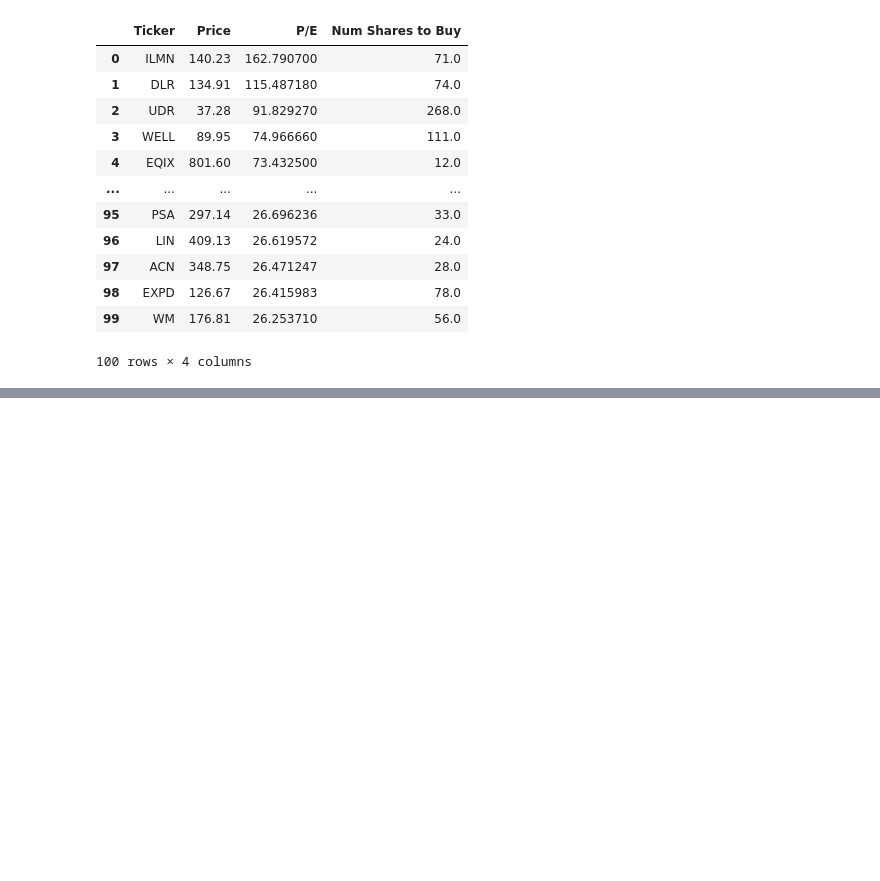
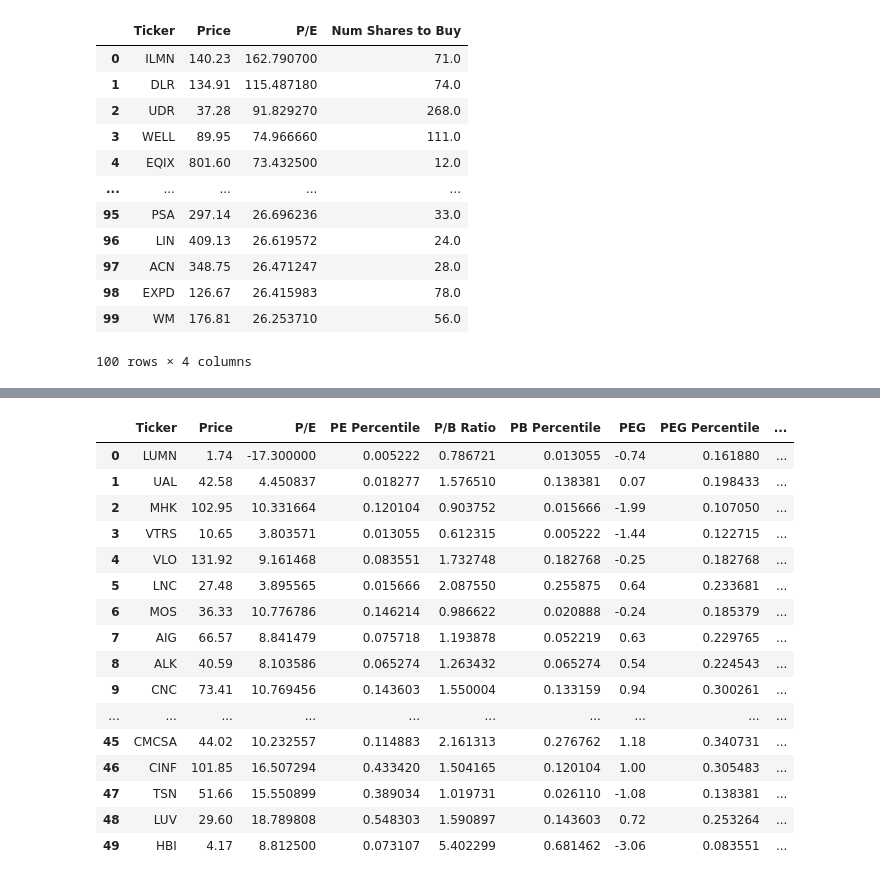
Before and after one commit to pranay-begw/IntroQuant, a Jupyter notebook: equalWeightsValueStrat.ipynb, the cells around one changed output, grey strips where cells are left out. Cells and saved outputs as stored; diff of their text form; code cells hidden in the pictures; blank space fills up the shorter version.

Commit message:
advanced value strat

```diff
--- a/equalWeightsValueStrat.ipynb
+++ b/equalWeightsValueStrat.ipynb
@@ -97,0 +207,18 @@ valData
+# %%
+metrics = {
+    'P/E': 'PE Percentile',
+    'P/B Ratio':'PB Percentile',
+    'PEG':'PEG Percentile',
+    'Price/Sales': 'PS Percentile',
+    'EV/EBITDA':'EV/EBITDA Percentile',
+    'EV/Gross Profit':'EV/Profit Percentile'
+}
+
+for row in advValData.index:
+    for metric in metrics:
+        advValData.loc[row, metrics[metric]] = stats.percentileofscore(advValData[metric], advValData.loc[row, metric])/100
+
+for metric in metrics.values():
+    print(advValData[metric])
+
+advValData
@@ -97,0 +256,10 @@ valData
+# %%
+from statistics import mean
+
+for row in advValData.index:
+    value_percentiles = []
+    for metric in metrics.keys():
+        value_percentiles.append(advValData.loc[row, metrics[metric]])
+    advValData.loc[row, 'RV Score'] = mean(value_percentiles)
+
+advValData
@@ -97,0 +280,25 @@ valData
+# %%
+advValData.sort_values(by = "RV Score", inplace = True)
+advValData = advValData[:50]
+advValData.reset_index(drop = True, inplace = True)
+# %%
+amount = 1000000
+advValData
+# %% [output]
+|  | Ticker | Price | P/E | PE Percentile | P/B Ratio | PB Percentile | PEG | PEG Percentile | ... |
+| 0 | LUMN | 1.74 | -17.300000 | 0.005222 | 0.786721 | 0.013055 | -0.74 | 0.161880 | ... |
+| 1 | UAL | 42.58 | 4.450837 | 0.018277 | 1.576510 | 0.138381 | 0.07 | 0.198433 | ... |
+| 2 | MHK | 102.95 | 10.331664 | 0.120104 | 0.903752 | 0.015666 | -1.99 | 0.107050 | ... |
+| 3 | VTRS | 10.65 | 3.803571 | 0.013055 | 0.612315 | 0.005222 | -1.44 | 0.122715 | ... |
+| 4 | VLO | 131.92 | 9.161468 | 0.083551 | 1.732748 | 0.182768 | -0.25 | 0.182768 | ... |
+| 5 | LNC | 27.48 | 3.895565 | 0.015666 | 2.087550 | 0.255875 | 0.64 | 0.233681 | ... |
+| 6 | MOS | 36.33 | 10.776786 | 0.146214 | 0.986622 | 0.020888 | -0.24 | 0.185379 | ... |
+| 7 | AIG | 66.57 | 8.841479 | 0.075718 | 1.193878 | 0.052219 | 0.63 | 0.229765 | ... |
+| 8 | ALK | 40.59 | 8.103586 | 0.065274 | 1.263432 | 0.065274 | 0.54 | 0.224543 | ... |
+| 9 | CNC | 73.41 | 10.769456 | 0.143603 | 1.550004 | 0.133159 | 0.94 | 0.300261 | ... |
+| ... | ... | ... | ... | ... | ... | ... | ... | ... | ... |
+| 45 | CMCSA | 44.02 | 10.232557 | 0.114883 | 2.161313 | 0.276762 | 1.18 | 0.340731 | ... |
+| 46 | CINF | 101.85 | 16.507294 | 0.433420 | 1.504165 | 0.120104 | 1.00 | 0.305483 | ... |
+| 47 | TSN | 51.66 | 15.550899 | 0.389034 | 1.019731 | 0.026110 | -1.08 | 0.138381 | ... |
+| 48 | LUV | 29.60 | 18.789808 | 0.548303 | 1.590897 | 0.143603 | 0.72 | 0.253264 | ... |
+| 49 | HBI | 4.17 | 8.812500 | 0.073107 | 5.402299 | 0.681462 | -3.06 | 0.083551 | ... |
```
Also changed, not shown: parts of 8 cells of this notebook.
